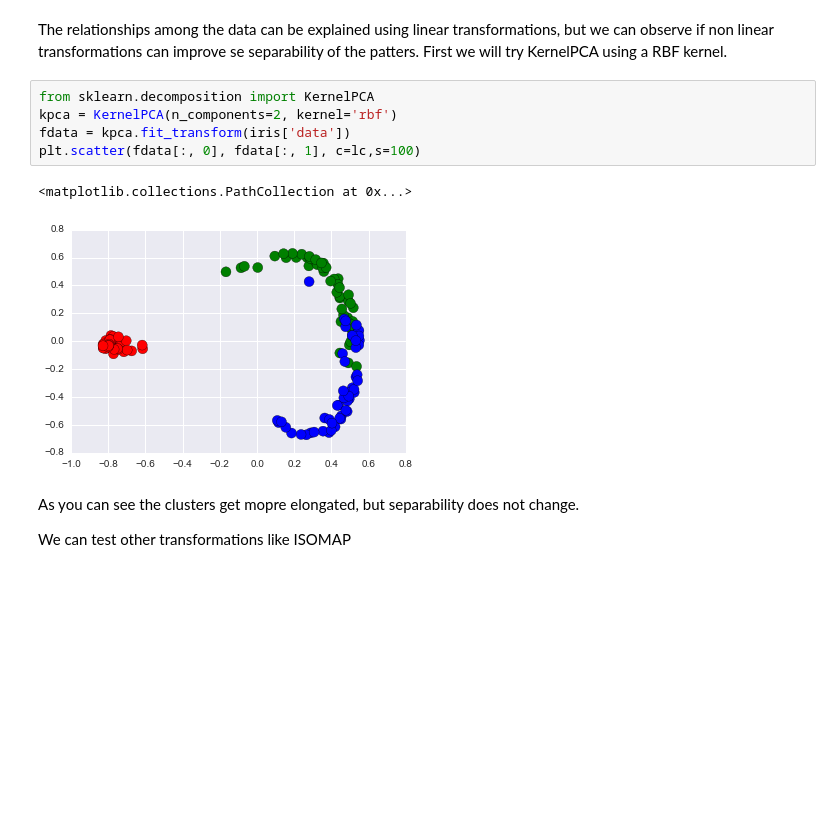
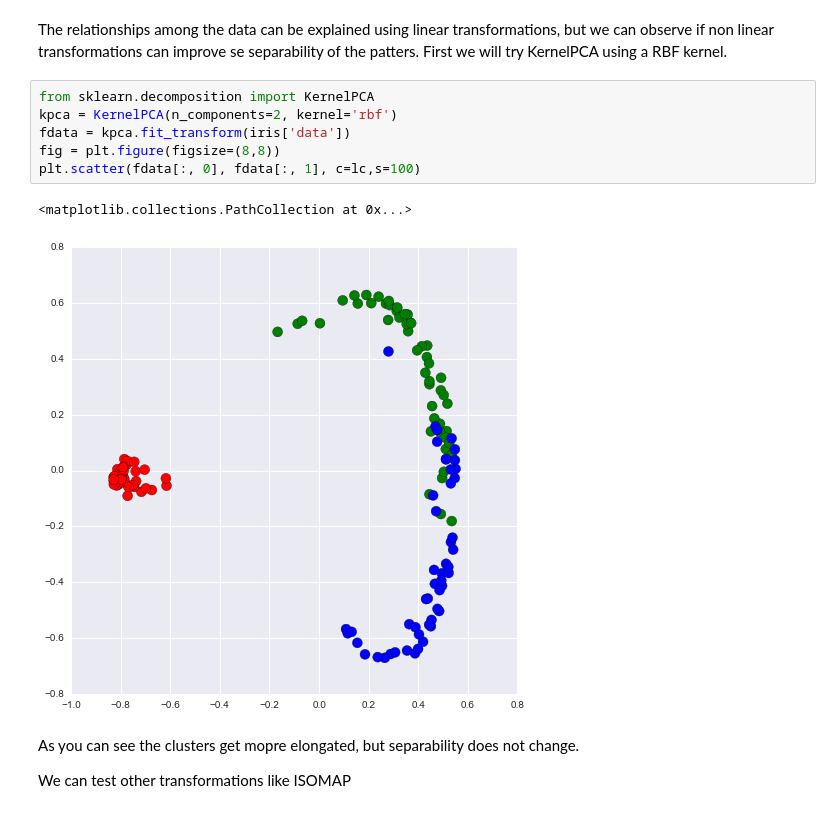
Before and after one commit to bejar/AMLTNotebooks, a Jupyter notebook: Notebooks/DimReduction.ipynb, the cells around one changed output. Cells and saved outputs as stored; diff of their text form; blank space fills up the shorter version.

```diff
--- a/Notebooks/DimReduction.ipynb
+++ b/Notebooks/DimReduction.ipynb
@@ -34,11 +36,12 @@ The relationships among the data can be explained using linear transformations,
 # %%
 from sklearn.decomposition import KernelPCA
 kpca = KernelPCA(n_components=2, kernel='rbf')
 fdata = kpca.fit_transform(iris['data'])
+fig = plt.figure(figsize=(8,8))
 plt.scatter(fdata[:, 0], fdata[:, 1], c=lc,s=100)
 # %% [output]
 <matplotlib.collections.PathCollection at 0x...>
-[figure, old version]
+[figure, new version]
 # %% [markdown]
 As you can see the clusters get mopre elongated, but separability does not change.
 
```
Also changed, not shown: parts of 10 cells of this notebook, 1 other file.
